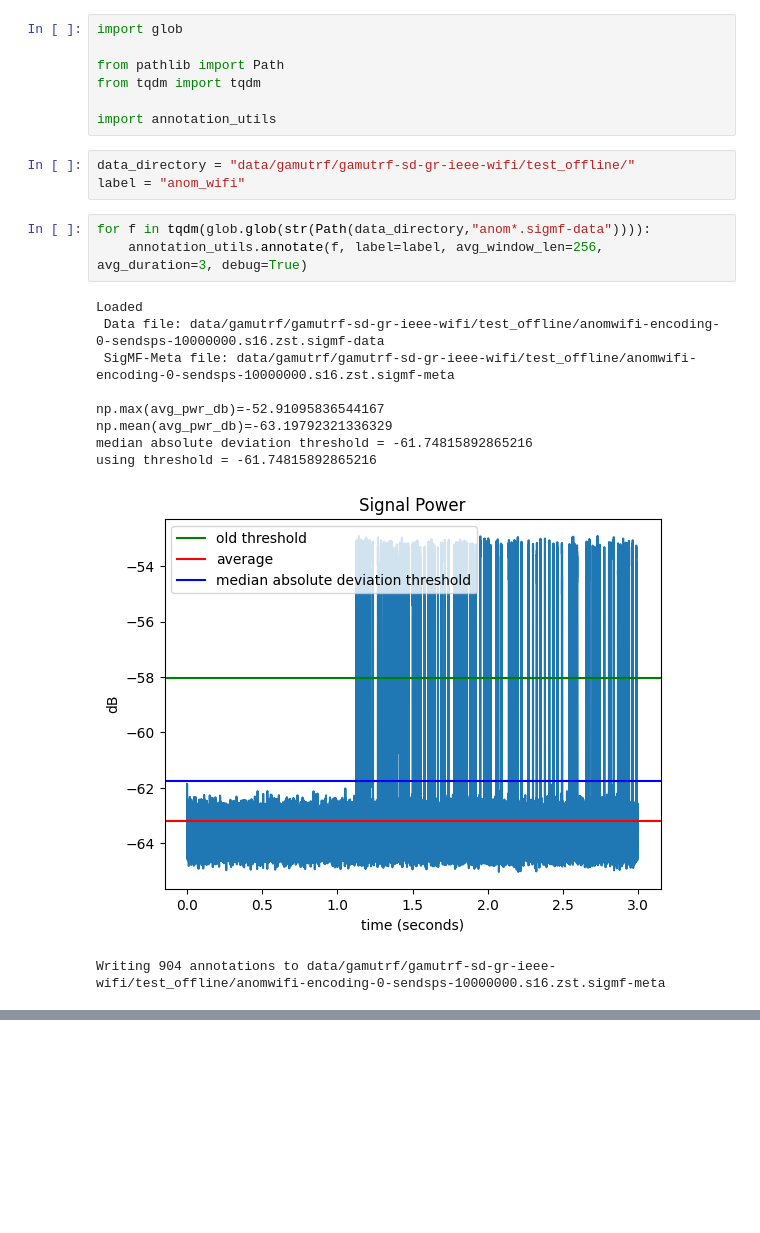
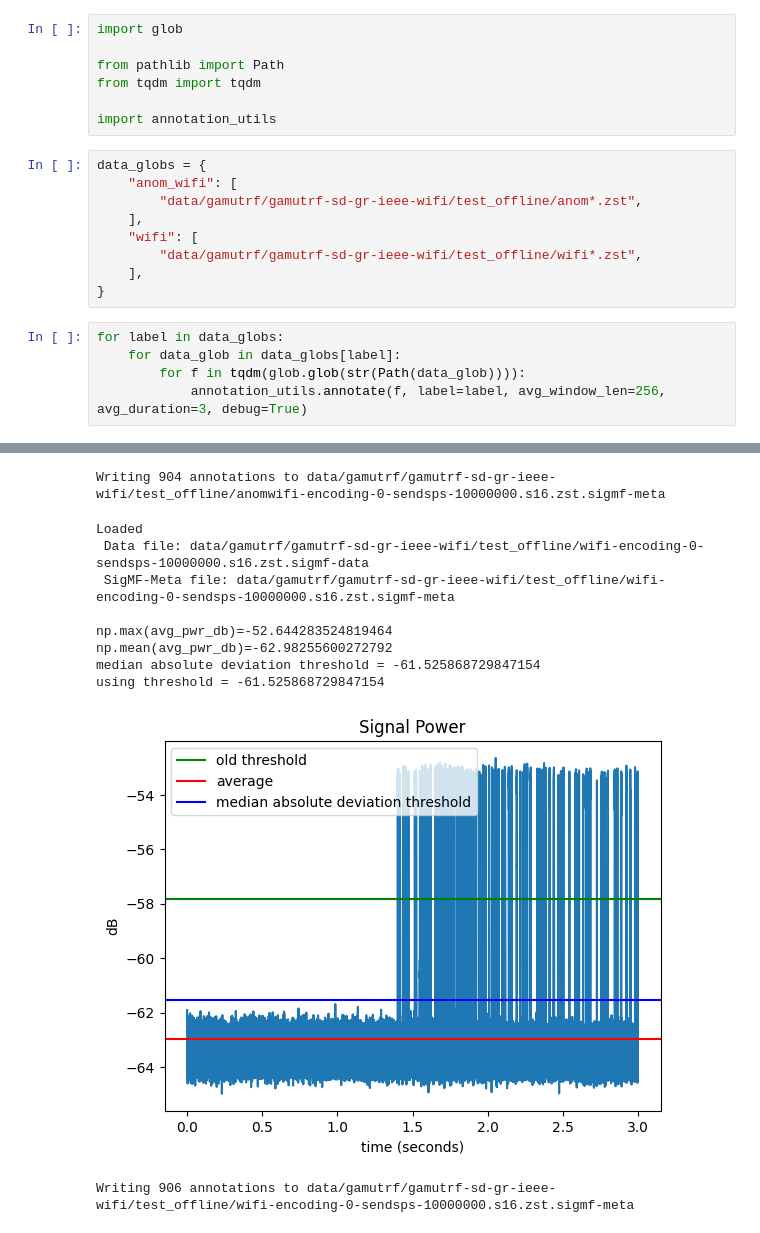
Before and after one commit to IQTLabs/rfml, a Jupyter notebook: rfml-dev/Label.ipynb, the cells around one changed output, grey strips where cells are left out. Cells and saved outputs as stored; diff of their text form; blank space fills up the shorter version.

```diff
--- a/rfml-dev/Label.ipynb
+++ b/rfml-dev/Label.ipynb
@@ -5,20 +5,18 @@ from pathlib import Path
 from tqdm import tqdm
 
 import annotation_utils
-# %%
-data_directory = "data/gamutrf/gamutrf-sd-gr-ieee-wifi/test_offline/"
-label = "anom_wifi"
 # %%
-for f in tqdm(glob.glob(str(Path(data_directory,"anom*.sigmf-data")))):
-    annotation_utils.annotate(f, label=label, avg_window_len=256, avg_duration=3, debug=True)
+data_globs = {
+    "anom_wifi": [
+        "data/gamutrf/gamutrf-sd-gr-ieee-wifi/test_offline/anom*.zst",
+    ],
+    "wifi": [
+        "data/gamutrf/gamutrf-sd-gr-ieee-wifi/test_offline/wifi*.zst",
+    ],
+}
-# %% [output]
-Loaded
- Data file: data/gamutrf/gamutrf-sd-gr-ieee-wifi/test_offline/anomwifi-encoding-0-sendsps-10000000.s16.zst.sigmf-data
- SigMF-Meta file: data/gamutrf/gamutrf-sd-gr-ieee-wifi/test_offline/anomwifi-encoding-0-sendsps-10000000.s16.zst.sigmf-meta
-
-np.max(avg_pwr_db)=-52.91095836544167
-np.mean(avg_pwr_db)=-63.19792321336329
-median absolute deviation threshold = -61.74815892865216
-using threshold = -61.74815892865216
-[figure, removed]
-Writing 904 annotations to data/gamutrf/gamutrf-sd-gr-ieee-wifi/test_offline/anomwifi-encoding-0-sendsps-10000000.s16.zst.sigmf-meta
+# %%
+for label in data_globs:
+    for data_glob in data_globs[label]:
+        for f in tqdm(glob.glob(str(Path(data_glob)))):
+            annotation_utils.annotate(f, label=label, avg_window_len=256, avg_duration=3, debug=True)
+# %% [output]
@@ -24,0 +32,11 @@ Writing 904 annotations to data/gamutrf/gamutrf-sd-gr-ieee-wifi/test_offline/ano
+Writing 904 annotations to data/gamutrf/gamutrf-sd-gr-ieee-wifi/test_offline/anomwifi-encoding-0-sendsps-10000000.s16.zst.sigmf-meta
+Loaded
+ Data file: data/gamutrf/gamutrf-sd-gr-ieee-wifi/test_offline/wifi-encoding-0-sendsps-10000000.s16.zst.sigmf-data
+ SigMF-Meta file: data/gamutrf/gamutrf-sd-gr-ieee-wifi/test_offline/wifi-encoding-0-sendsps-10000000.s16.zst.sigmf-meta
+
+np.max(avg_pwr_db)=-52.644283524819464
+np.mean(avg_pwr_db)=-62.98255600272792
+median absolute deviation threshold = -61.525868729847154
+using threshold = -61.525868729847154
+[figure, added]
+Writing 906 annotations to data/gamutrf/gamutrf-sd-gr-ieee-wifi/test_offline/wifi-encoding-0-sendsps-10000000.s16.zst.sigmf-meta
```
Also changed, not shown: parts of 1 cell of this notebook, 9 other files.
